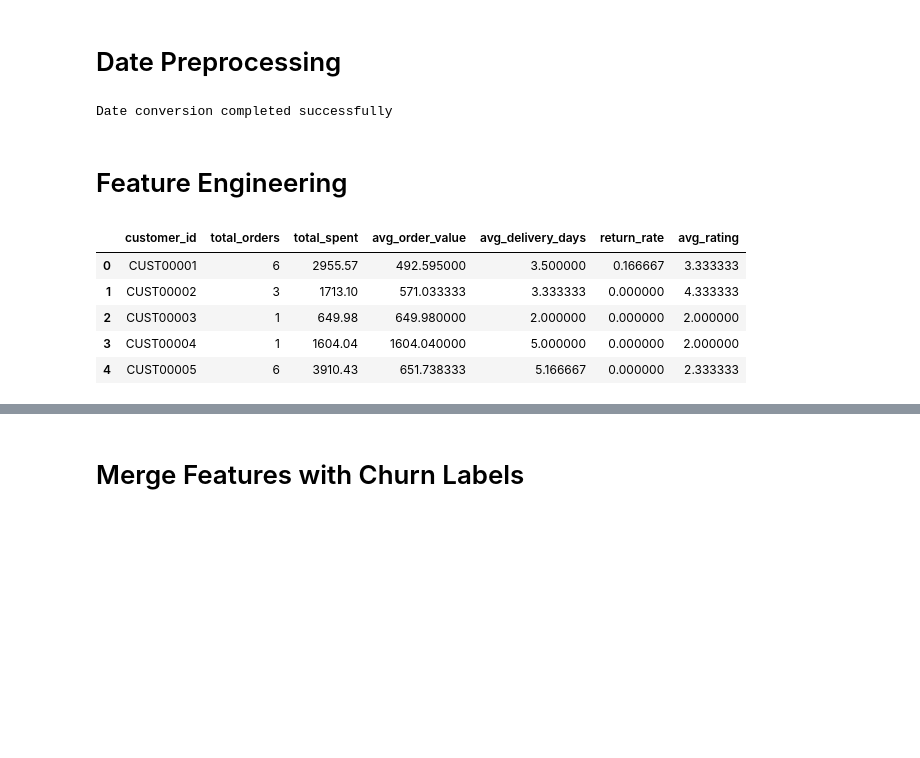
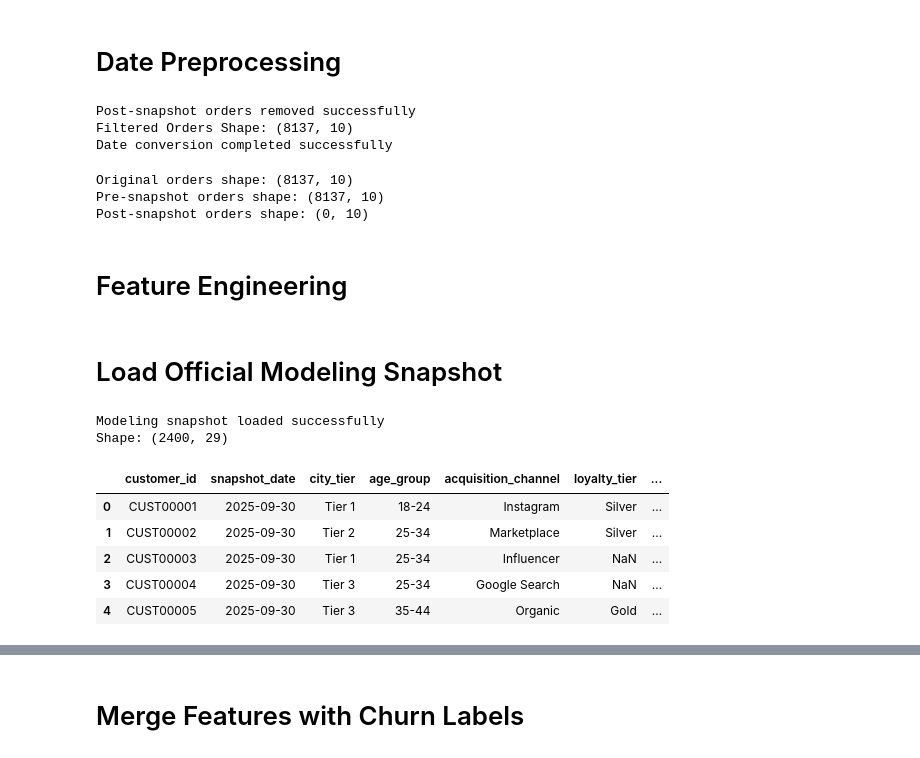
Before and after one commit to GuDLish/d2c-churn-model, a Jupyter notebook: churn_model.ipynb, the cells around one changed output, grey strips where cells are left out. Saved outputs shown, nothing was run; the diff lists cells and outputs as text; code cells hidden in the pictures; blank space fills up the shorter version.

```diff
--- a/churn_model.ipynb
+++ b/churn_model.ipynb
@@ -80,9 +80,41 @@ churn_labels['snapshot_date'] = pd.to_datetime(
     churn_labels['snapshot_date']
 )
 
+snapshot_date = '2025-09-30'
+
+orders = orders[
+    orders['order_date'] <= snapshot_date
+]
+
+print("Post-snapshot orders removed successfully")
+
+print("Filtered Orders Shape:", orders.shape)
+
 print("Date conversion completed successfully")
 # %% [output]
+Post-snapshot orders removed successfully
+Filtered Orders Shape: (8137, 10)
 Date conversion completed successfully
+# %%
+# Remove future/post-snapshot orders
+
+SNAPSHOT_DATE = "2025-09-30"
+
+orders_pre_snapshot = orders[
+    orders['order_date'] <= SNAPSHOT_DATE
+]
+
+post_snapshot_orders = orders[
+    orders['order_date'] > SNAPSHOT_DATE
+]
+
+print("Original orders shape:", orders.shape)
+print("Pre-snapshot orders shape:", orders_pre_snapshot.shape)
+print("Post-snapshot orders shape:", post_snapshot_orders.shape)
+# %% [output]
+Original orders shape: (8137, 10)
+Pre-snapshot orders shape: (8137, 10)
+Post-snapshot orders shape: (0, 10)
 # %% [markdown]
 # Feature Engineering
 # %%
@@ -104,25 +136,24 @@ customer_features = orders.groupby(
     'rating': 'mean'
 
 })
+# %% [markdown]
+# Load Official Modeling Snapshot
 # %%
-customer_features.columns = [
+rfm_model = pd.read_csv(
+    "../d2c churn data package/rfm_modeling_snapshot.csv"
+)
 
-    'total_orders',
-    'total_spent',
-    'avg_order_value',
-    'avg_delivery_days',
-    'return_rate',
-    'avg_rating'
+print("Modeling snapshot loaded successfully")
 
-]
+print("Shape:", rfm_model.shape)
 
-customer_features = customer_features.reset_index()
-
-customer_features.head()
+rfm_model.head()
 # %% [output]
+Modeling snapshot loaded successfully
+Shape: (2400, 29)
-|  | customer_id | total_orders | total_spent | avg_order_value | avg_delivery_days | return_rate | avg_rating |
-| 0 | CUST00001 | 6 | 2955.57 | 492.595000 | 3.500000 | 0.166667 | 3.333333 |
-| 1 | CUST00002 | 3 | 1713.10 | 571.033333 | 3.333333 | 0.000000 | 4.333333 |
-| 2 | CUST00003 | 1 | 649.98 | 649.980000 | 2.000000 | 0.000000 | 2.000000 |
-| 3 | CUST00004 | 1 | 1604.04 | 1604.040000 | 5.000000 | 0.000000 | 2.000000 |
-| 4 | CUST00005 | 6 | 3910.43 | 651.738333 | 5.166667 | 0.000000 | 2.333333 |
+|  | customer_id | snapshot_date | city_tier | age_group | acquisition_channel | loyalty_tier | ... |
+| 0 | CUST00001 | 2025-09-30 | Tier 1 | 18-24 | Instagram | Silver | ... |
+| 1 | CUST00002 | 2025-09-30 | Tier 2 | 25-34 | Marketplace | Silver | ... |
+| 2 | CUST00003 | 2025-09-30 | Tier 1 | 25-34 | Influencer | NaN | ... |
+| 3 | CUST00004 | 2025-09-30 | Tier 3 | 25-34 | Google Search | NaN | ... |
+| 4 | CUST00005 | 2025-09-30 | Tier 3 | 35-44 | Organic | Gold | ... |
```
Also changed, not shown: parts of 16 cells of this notebook, 1 other file.
